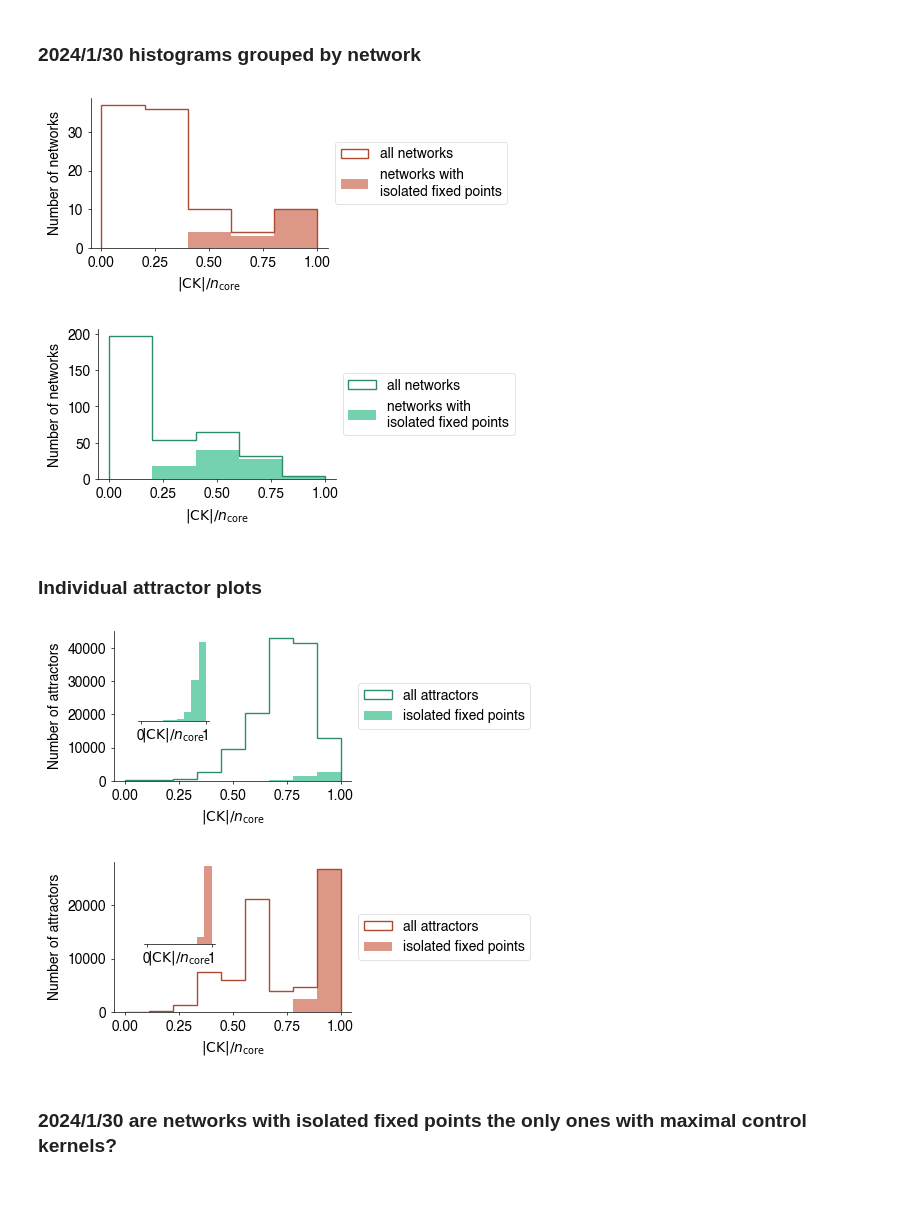
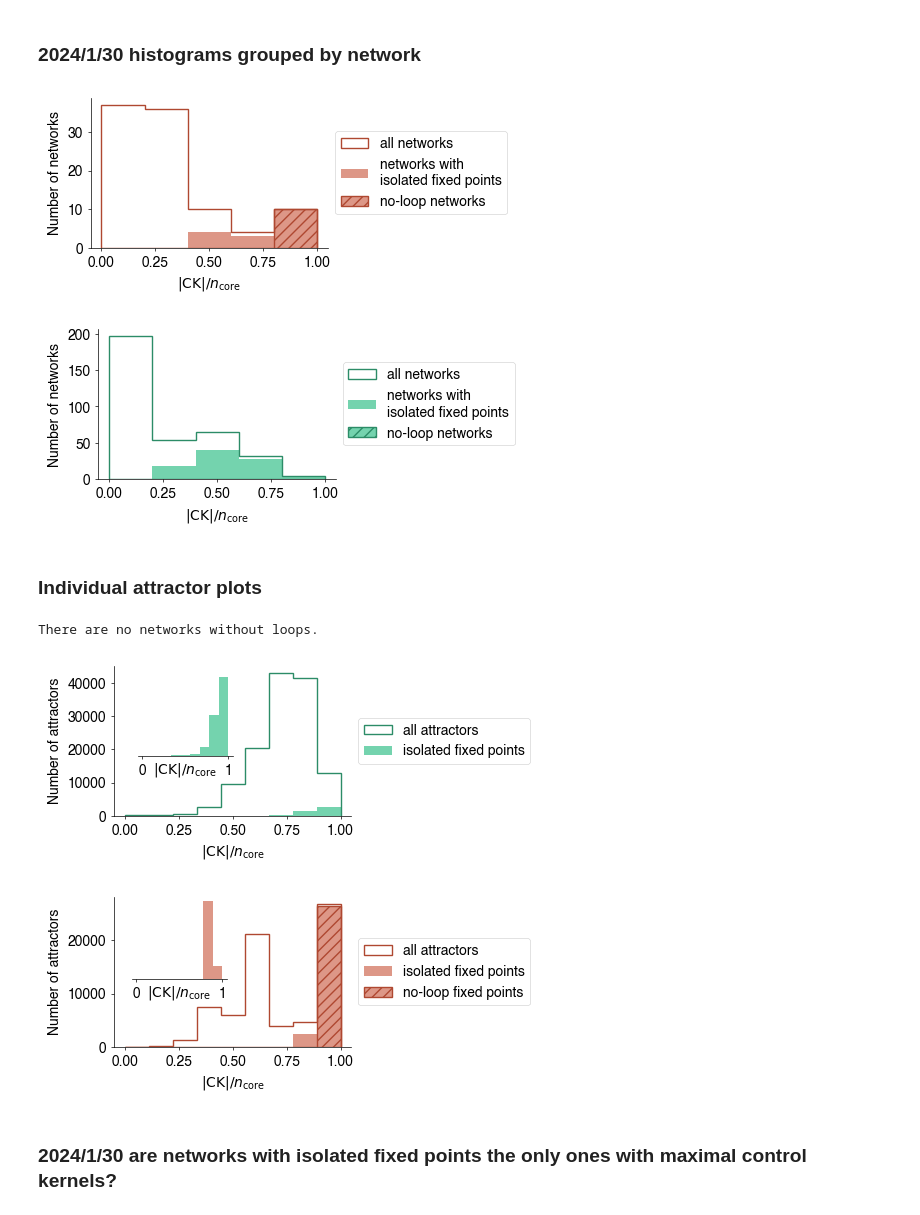
Before and after one commit to bcdaniels/Control-of-Synthetic-Boolean-Networks, a Jupyter notebook: CK_basin_sizes/basin-paper-figures.ipynb, the cells around one changed output. Drawn from its saved outputs; the diff is of its cells as text; code cells hidden in the pictures.

Commit message:
compute number of input nodes and highlight networks with no loops

```diff
--- a/CK_basin_sizes/basin-paper-figures.ipynb
+++ b/CK_basin_sizes/basin-paper-figures.ipynb
@@ -98,6 +98,7 @@ for name in dataDictExactRandom:
     net = WTNetwork(weights,thresholds=thresholds)
     connected_components = list(nx.connected_components(net.network_graph().to_undirected()))
     dfExactRandomAll.loc[name,'number of core nodes'] = len(core_nodes(net))
+    dfExactRandomAll.loc[name,'number of input nodes'] = len(self_loop_input_nodes(net))
     if recompute_WT_basins:
         basinDataExactRandom[name] = {
                                       'connected_components':connected_components,
@@ -129,6 +130,7 @@ for name in dataDictExactRBN: #tqdm.tqdm(dataDictExactRBN):
     net = LogicNetwork(table)
     connected_components = list(nx.connected_components(net.network_graph().to_undirected()))
     dfExactRandomAll.loc[name,'number of core nodes'] = len(core_nodes(net))
+    dfExactRandomAll.loc[name,'number of input nodes'] = len(self_loop_input_nodes(net))
     if recompute_RBN_basins:
         basinDataExactRBN[name] = {'basin_sizes':net.basin_sizes,
                                    'attractors':net.attractors,
@@ -286,11 +288,13 @@ for name in netDict:
     if nice_name(name) in ck_df.index:
         ck_df.loc[nice_name(name),'number of leaf nodes'] = len(leaf_nodes(netDict[name]))
         ck_df.loc[nice_name(name),'number of core nodes'] = len(core_nodes(netDict[name]))
+        ck_df.loc[nice_name(name),'number of input nodes'] = len(self_loop_input_nodes(netDict[name]))
 
 for name in netDictIowa:
     if name in dfIowa.index:
         dfIowa.loc[name,'number of leaf nodes'] = len(leaf_nodes(netDictIowa[name]))
         dfIowa.loc[name,'number of core nodes'] = len(core_nodes(netDictIowa[name]))
+        dfIowa.loc[name,'number of input nodes'] = len(self_loop_input_nodes(netDictIowa[name]))
 # %% [markdown]
 ### Compute control kernel size predictions
 # %%
@@ -880,12 +913,22 @@ plt.hist(dfAllBio['mean control kernel size']/sizes,
          color=colors1['cellcollective dark'],
          label='all networks',
         )
-dfAllBio_with_isolated = dfAllBio[dfAllBio['number of isolated fixed points'] > 0]
+noloop_condition = dfAllBio['number of input nodes']==dfAllBio['number of core nodes']
+isolated_condition = dfAllBio['number of isolated fixed points'] > 0
+dfAllBio_noloop = dfAllBio[noloop_condition]
+dfAllBio_with_isolated = dfAllBio[isolated_condition & (~noloop_condition)]
 plt.hist(dfAllBio_with_isolated['mean control kernel size']/sizes,
         bins=bins,
         density=False,
         color=colors1['cellcollective'],
         label='networks with \nisolated fixed points')
+plt.hist(dfAllBio_noloop['mean control kernel size']/sizes,
+        bins=bins,
+        density=False,
+        color=colors1['cellcollective'],
+        hatch='///',
+        edgecolor=colors1['cellcollective dark'],
+        label='no-loop networks')
 
 # fiddle with main plot
 leg = plt.legend(loc='center left',bbox_to_anchor=[1, 0.5])
@@ -898,9 +941,9 @@ plt.ylabel('Number of networks')
 plt.subplots_adjust(bottom=0.2,top=0.95,left=0.15,right=0.625)
 plt.gca().spines[['right', 'top']].set_visible(False)
 makePretty(leg=leg)
-plt.savefig('240219_ck_histogram_by_network_isolated_and_nonisolated_all_bio.pdf')
+plt.savefig('240221_ck_histogram_by_network_isolated_and_nonisolated_all_bio.pdf')
 # %% [output]
-[figure, old version]
+[figure, new version]
 # %%
 # isolated and non-isolated histograms grouped by networks (random networks)
 plt.figure(figsize=(5,2))
@@ -917,12 +960,24 @@ plt.hist(dfExactRandomAll['mean control kernel size']/sizes,
         density=False,
         color=colors1['random dark'],
         label='all networks')
-dfExactRandomAll_with_isolated = dfExactRandomAll[dfExactRandomAll['number of isolated fixed points'] > 0]
+isolated_condition = dfExactRandomAll['number of isolated fixed points'] > 0
+noloop_condition = dfExactRandomAll['number of core nodes'] == dfExactRandomAll['number of input nodes']
+dfExactRandomAll_noloop = dfExactRandomAll[noloop_condition]
+dfExactRandomAll_with_isolated = dfExactRandomAll[isolated_condition & (~noloop_condition)]
 plt.hist(dfExactRandomAll_with_isolated['mean control kernel size']/sizes,
         bins=bins,
         density=False,
         color=colors1['random'],
         label='networks with \nisolated fixed points')
+plt.hist(dfExactRandomAll_noloop['mean control kernel size']/sizes,
+        bins=bins,
+        density=False,
+        color=colors1['random'],
+        hatch='///',
+        edgecolor=colors1['random dark'],
+        label='no-loop networks')
+
+
 
 # fiddle with main plot
 leg = plt.legend(loc='center left',bbox_to_anchor=[1, 0.5])
@@ -935,9 +990,9 @@ plt.ylabel('Number of networks')
 plt.subplots_adjust(bottom=0.2,top=0.95,left=0.15,right=0.625)
 plt.gca().spines[['right', 'top']].set_visible(False)
 makePretty(leg=leg)
-plt.savefig('240219_ck_histogram_by_network_isolated_and_nonisolated_random.pdf')
+plt.savefig('240221_ck_histogram_by_network_isolated_and_nonisolated_random.pdf')
 # %% [output]
-[figure, old version]
+[figure, new version]
 # %% [markdown]
 ### Individual attractor plots
 # %%
@@ -949,19 +1004,26 @@ bins = np.linspace(0,1,10)
 #          color=colors1['random dark'])
 
 if core_only:
-    all_relative_sizes = relative_ck_sizes_nonisolated_core_only + relative_ck_sizes_isolated_core_only
+    all_relative_sizes = relative_ck_sizes_nonisolated_core_only + relative_ck_sizes_isolated_core_only + relative_ck_sizes_noloop_core_only
     isolated_relative_sizes = relative_ck_sizes_isolated_core_only
+    noloop_relative_sizes = relative_ck_sizes_noloop_core_only
 else:
-    all_relative_sizes = relative_ck_sizes_nonisolated+relative_ck_sizes_isolated
+    all_relative_sizes = relative_ck_sizes_nonisolated + relative_ck_sizes_isolated + relative_ck_sizes_noloop
     isolated_relative_sizes = relative_ck_sizes_isolated
+    noloop_relative_sizes = relative_ck_sizes_noloop
 
 plt.hist(all_relative_sizes,
          density=False,bins=bins,histtype='step',label='all attractors',
          color=colors1['random dark'])
 plt.hist(isolated_relative_sizes,density=False,bins=bins,label='isolated fixed points',
          color=colors1['random'])
+if len(noloop_relative_sizes) > 0:
+    plt.hist(noloop_relative_sizes,density=False,bins=bins,label='isolated fixed points',
+             color=colors1['random'])
+else:
+    print("There are no networks without loops.")
 
-inset = plt.gca().inset_axes([0.1,0.4,0.3,0.55])
+inset = plt.gca().inset_axes([0.1,0.4,0.4,0.55])
 inset.hist(isolated_relative_sizes,density=False,bins=bins,label='isolated',
          color=colors1['random'])
 
@@ -984,9 +1046,10 @@ inset.set_yticks([])
 inset.set_xlabel(xlabel,labelpad=-12)
 makePretty(ax=inset)
 
-plt.savefig('240219_ck_histogram_isolated_vs_nonisolated_random.pdf')
+plt.savefig('240221_ck_histogram_isolated_vs_nonisolated_random.pdf')
 # %% [output]
+There are no networks without loops.
-[figure, old version]
+[figure, new version]
 # %%
 # isolated and non-isolated histograms for cell collective networks
 plt.figure(figsize=(5,2))
@@ -996,47 +1059,53 @@ bins = np.linspace(0,1,10)
 #          color=colors1['cellcollective dark'])
 if core_only:
     all_bio_all_relative_cks = relative_ck_sizes_nonisolated_core_only_cc+relative_ck_sizes_isolated_core_only_cc+\
-                       relative_ck_sizes_nonisolated_core_only_iowa+relative_ck_sizes_isolated_core_only_iowa
+                       relative_ck_sizes_nonisolated_core_only_iowa+relative_ck_sizes_isolated_core_only_iowa+\
+                       relative_ck_sizes_noloop_core_only_cc+relative_ck_sizes_noloop_core_only_iowa
     all_bio_isolated_relative_cks = relative_ck_sizes_isolated_core_only_cc+relative_ck_sizes_isolated_core_only_iowa
+    all_bio_noloop_relative_cks = relative_ck_sizes_noloop_core_only_cc+relative_ck_sizes_noloop_core_only_iowa
 else:
     all_bio_all_relative_cks = relative_ck_sizes_nonisolated_cc+relative_ck_sizes_isolated_cc+\
-                           relative_ck_sizes_nonisolated_iowa+relative_ck_sizes_isolated_iowa
+                           relative_ck_sizes_nonisolated_iowa+relative_ck_sizes_isolated_iowa+\
+                           relative_ck_sizes_noloop_cc+relative_ck_sizes_noloop_iowa
     all_bio_isolated_relative_cks = relative_ck_sizes_isolated_cc+relative_ck_sizes_isolated_iowa
+    all_bio_noloop_relative_cks = relative_ck_sizes_noloop_cc+relative_ck_sizes_noloop_iowa
 plt.hist(all_bio_all_relative_cks,
          density=False,bins=bins,histtype='step',label='all attractors',
          color=colors1['cellcollective dark'])
 plt.hist(all_bio_isolated_relative_cks,density=False,bins=bins,label='isolated fixed points',
          color=colors1['cellcollective'])
+plt.hist(all_bio_noloop_relative_cks,density=False,bins=bins,label='no-loop fixed points',
+         color=colors1['cellcollective'],hatch='///',edgecolor=colors1['cellcollective dark'])
 
 if core_only:
-    inset = plt.gca().inset_axes([0.125,0.45,0.3,0.55])
+    inset = plt.gca().inset_axes([0.075,0.45,0.4,0.55])
 else:
-    inset = plt.gca().inset_axes([0.625,0.4,0.3,0.55])
+    inset = plt.gca().inset_axes([0.625,0.4,0.4,0.55])
 inset.hist(all_bio_isolated_relative_cks,density=False,bins=bins,label='isolated',
          color=colors1['cellcollective'])
 
 # fiddle with main plot
 leg = plt.legend(loc='center left',bbox_to_anchor=[1, 0.5])
 #plt.yticks([0,2.5,5],[])
 if core_only:
     xlabel = '$|\\mathrm{CK}|/n_{\\mathrm{core}}$'
 else:
     xlabel = '$|\mathrm{CK}|/n$'
 plt.xlabel(xlabel)
 plt.ylabel('Number of attractors')
 plt.subplots_adjust(bottom=0.2,top=0.95,left=0.15,right=0.625)
 plt.gca().spines[['right', 'top']].set_visible(False)
 makePretty(leg=leg)
 
 # fiddle with inset
 inset.spines[['right', 'top','left']].set_visible(False)
 inset.set_yticks([])
 inset.set_xlabel(xlabel,labelpad=-12)
 makePretty(ax=inset)
 
-plt.savefig('240219_ck_histogram_isolated_vs_nonisolated_all_bio.pdf')
+plt.savefig('240221_ck_histogram_isolated_vs_nonisolated_all_bio.pdf')
 # %% [output]
-[figure, old version]
+[figure, new version]
 # %% [markdown]
 ### 2024/1/30 are networks with isolated fixed points the only ones with maximal control kernels?
 # %%
```
Also changed, not shown: parts of 9 cells of this notebook, 1 other file.
